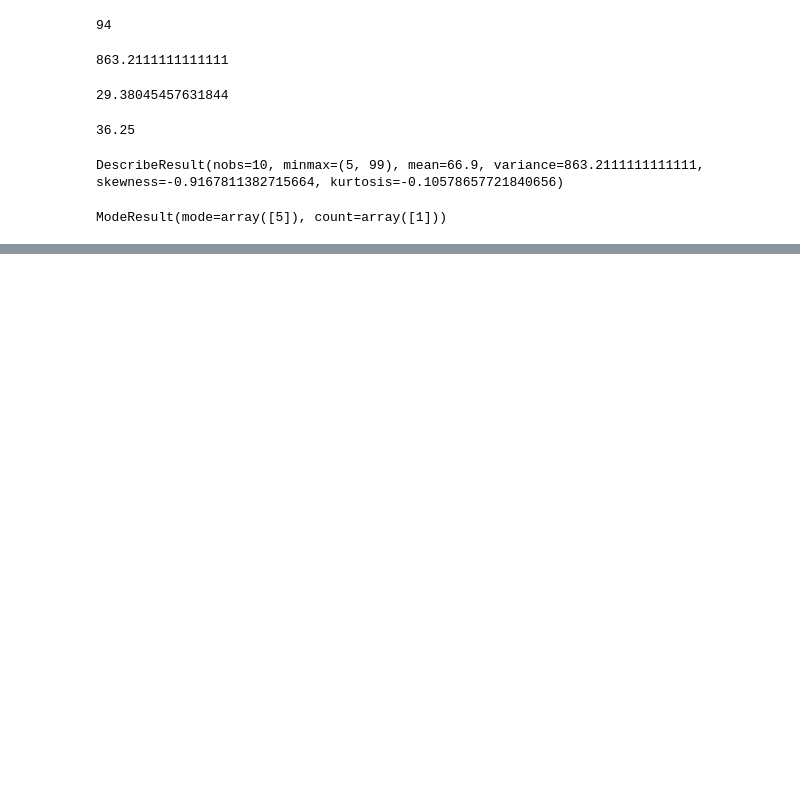
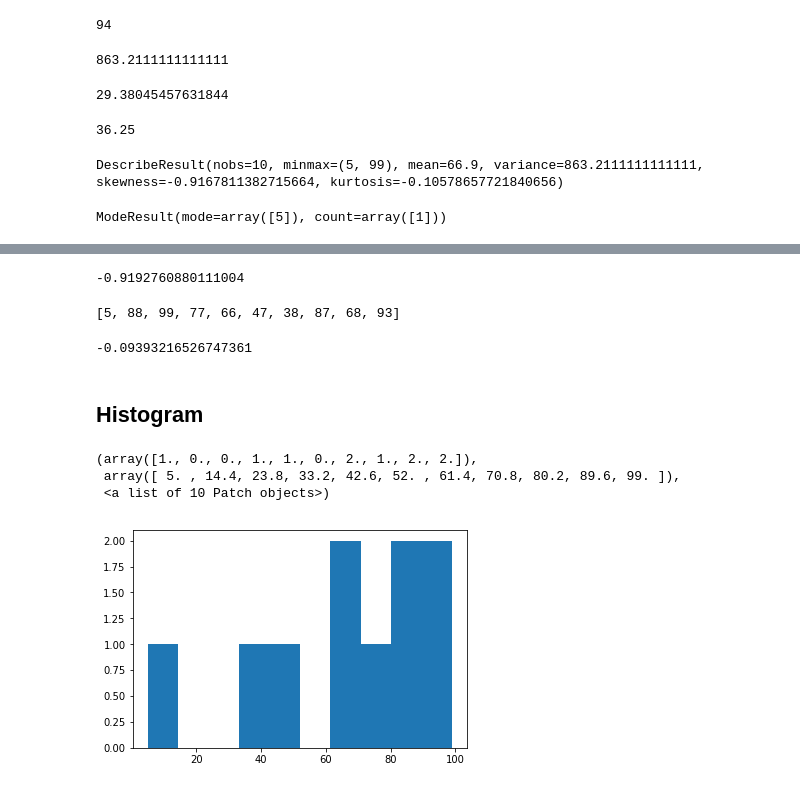
Before and after one commit to srikanthpragada/DS_06_MAY_2019, a Jupyter notebook: stats_demo.ipynb, the cells around one changed output, grey strips where cells are left out. Cells and saved outputs as stored; diff of their text form; code cells hidden in the pictures; blank space fills up the shorter version.

```diff
--- a/stats_demo.ipynb
+++ b/stats_demo.ipynb
@@ -41,0 +44,14 @@ ModeResult(mode=array([5]), count=array([1]))
+# %%
+ss.skew(marks)
+# %% [output]
+-0.9192760880111004
+# %%
+marks
+# %% [output]
+[5, 88, 99, 77, 66, 47, 38, 87, 68, 93]
+# %%
+ss.kurtosis(marks)
+# %% [output]
+-0.09393216526747361
+# %% [markdown]
+## Histogram
@@ -41,0 +60,7 @@ ModeResult(mode=array([5]), count=array([1]))
+# %%
+plt.hist(marks)
+# %% [output]
+(array([1., 0., 0., 1., 1., 0., 2., 1., 2., 2.]),
+ array([ 5. , 14.4, 23.8, 33.2, 42.6, 52. , 61.4, 70.8, 80.2, 89.6, 99. ]),
+ <a list of 10 Patch objects>)
+[figure, added]
```
Also changed, not shown: parts of 13 cells of this notebook.
